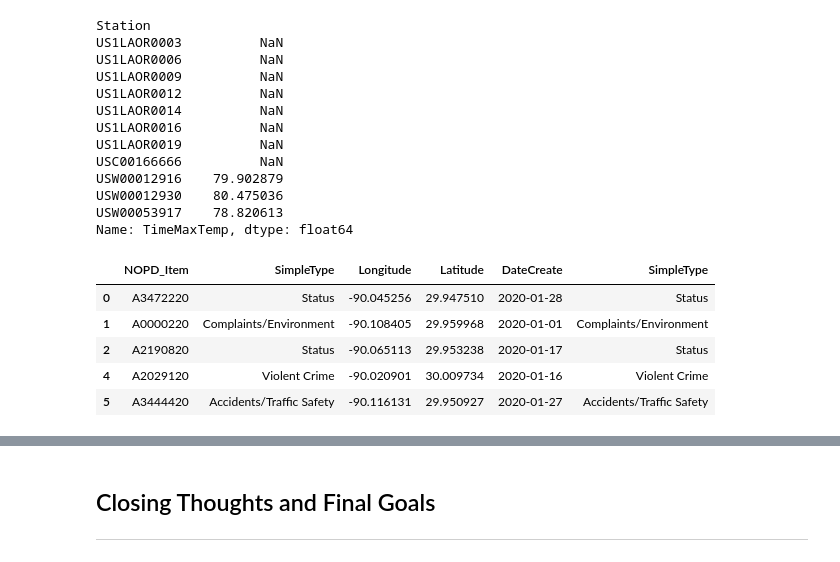
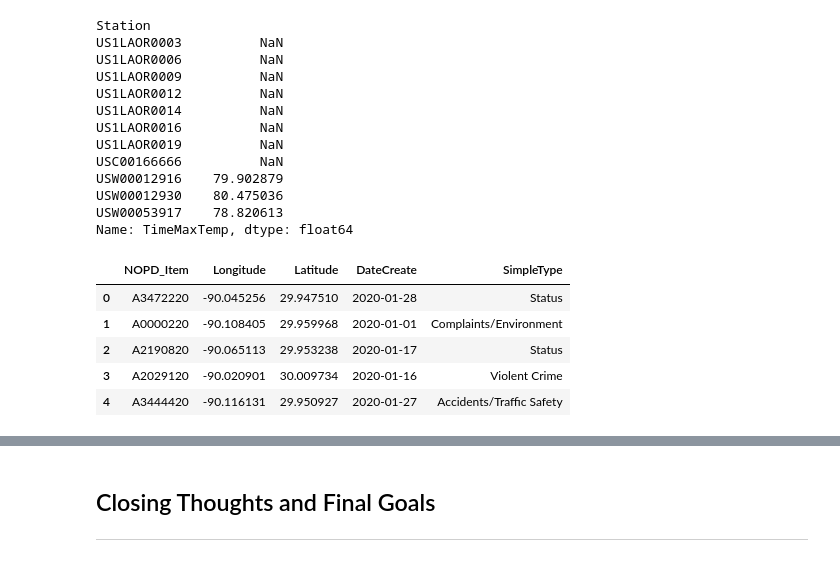
Before and after one commit to outlawhayden/weather-crime, a Jupyter notebook: notebooks/Milestone2.ipynb, the cells around one changed output, grey strips where cells are left out. Saved outputs shown, nothing was run; the diff lists cells and outputs as text; code cells hidden in the pictures.

```diff
--- a/notebooks/Milestone2.ipynb
+++ b/notebooks/Milestone2.ipynb
@@ -807,17 +883,17 @@ USW00012930    80.475036
 USW00053917    78.820613
 Name: TimeMaxTemp, dtype: float64
 # %%
-temp_df = calls_for_service[["NOPD_Item", "SimpleType", "Longitude", "Latitude", "DateCreate", "SimpleType"]].copy().dropna(how = 'any')
+temp_df = calls_for_service[["NOPD_Item", "Longitude", "Latitude", "DateCreate", "SimpleType"]].copy().dropna(how = 'any')
 
 
 temp_df.head()
 # %% [output]
-|  | NOPD_Item | SimpleType | Longitude | Latitude | DateCreate | SimpleType |
-| 0 | A3472220 | Status | -90.045256 | 29.947510 | 2020-01-28 | Status |
-| 1 | A0000220 | Complaints/Environment | -90.108405 | 29.959968 | 2020-01-01 | Complaints/Environment |
-| 2 | A2190820 | Status | -90.065113 | 29.953238 | 2020-01-17 | Status |
-| 4 | A2029120 | Violent Crime | -90.020901 | 30.009734 | 2020-01-16 | Violent Crime |
-| 5 | A3444420 | Accidents/Traffic Safety | -90.116131 | 29.950927 | 2020-01-27 | Accidents/Traffic Safety |
+|  | NOPD_Item | Longitude | Latitude | DateCreate | SimpleType |
+| 0 | A3472220 | -90.045256 | 29.947510 | 2020-01-28 | Status |
+| 1 | A0000220 | -90.108405 | 29.959968 | 2020-01-01 | Complaints/Environment |
+| 2 | A2190820 | -90.065113 | 29.953238 | 2020-01-17 | Status |
+| 3 | A2029120 | -90.020901 | 30.009734 | 2020-01-16 | Violent Crime |
+| 4 | A3444420 | -90.116131 | 29.950927 | 2020-01-27 | Accidents/Traffic Safety |
 # %%
 temp_subselect = weather.loc[weather.index.get_level_values(1) == "USW00012930"][["TimeAvgTemp", "TimeMaxTemp", "TimeMinTemp"]]
 
```
Also changed, not shown: parts of 15 cells of this notebook, 1 other file.
